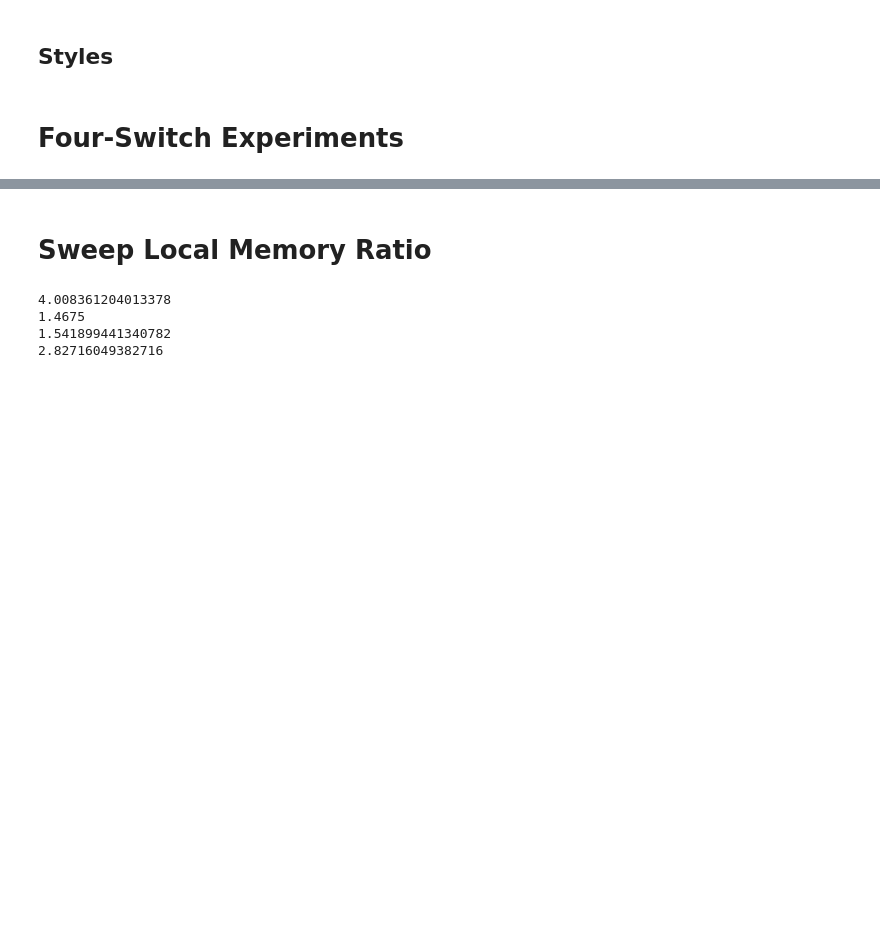
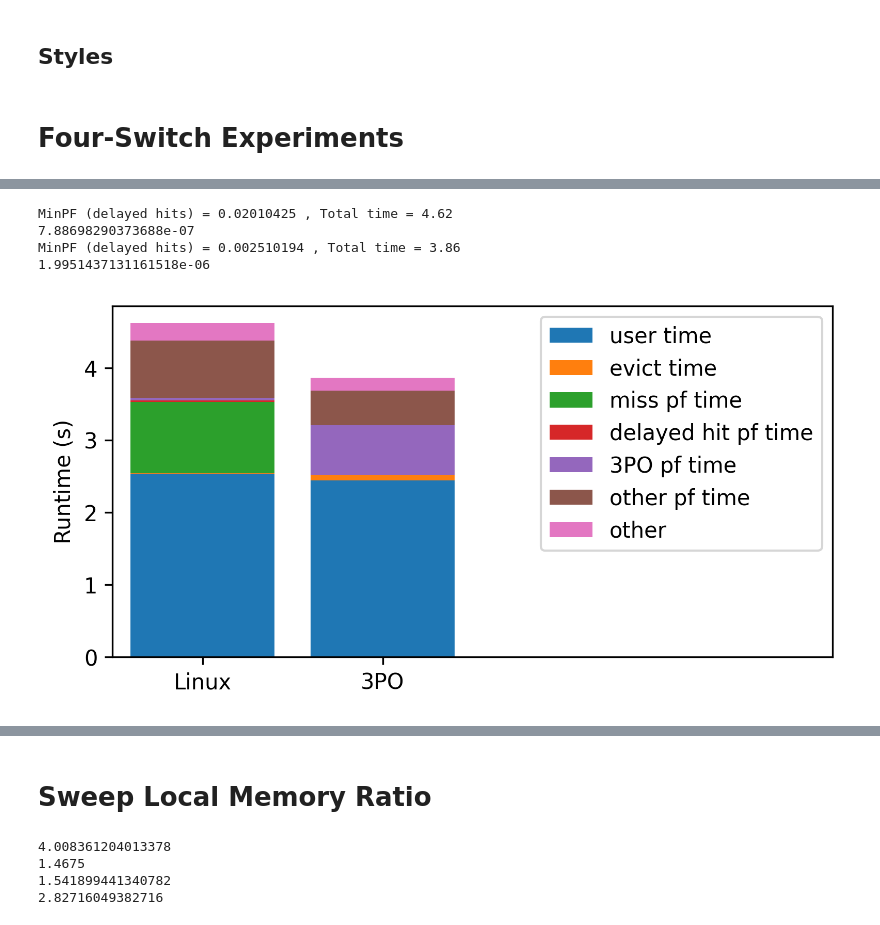
Before and after one commit to samkumar/prefetching-data, a Jupyter notebook: multiswitch-data/3po.ipynb, the cells around one changed output, grey strips where cells are left out. Saved outputs shown, nothing was run; the diff lists cells and outputs as text; code cells hidden in the pictures; blank space fills up the shorter version.

```diff
--- a/multiswitch-data/3po.ipynb
+++ b/multiswitch-data/3po.ipynb
@@ -287,0 +249,10 @@ MinPF (delayed hits) = 8.246363 , Total time = 35.29
+# %%
+plot_breakdown_exp("experiment_results_25gb", "mmult_eigen_vec", ".", 20)
+plt.gcf().set_dpi(300)
+plt.show()
+# %% [output]
+MinPF (delayed hits) = 0.02010425 , Total time = 4.62
+7.88698290373688e-07
+MinPF (delayed hits) = 0.002510194 , Total time = 3.86
+1.9951437131161518e-06
+[figure, added]
```
Also changed, not shown: parts of 23 cells of this notebook.
